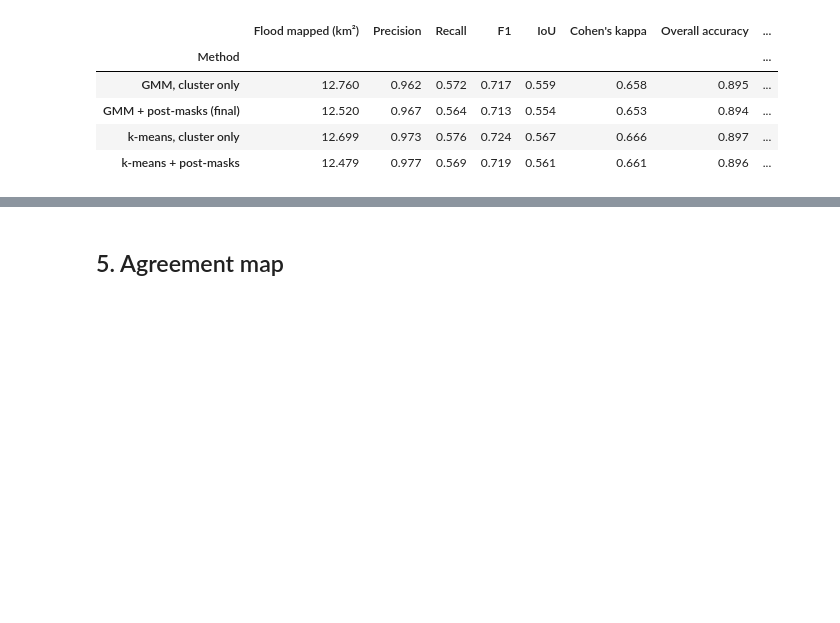
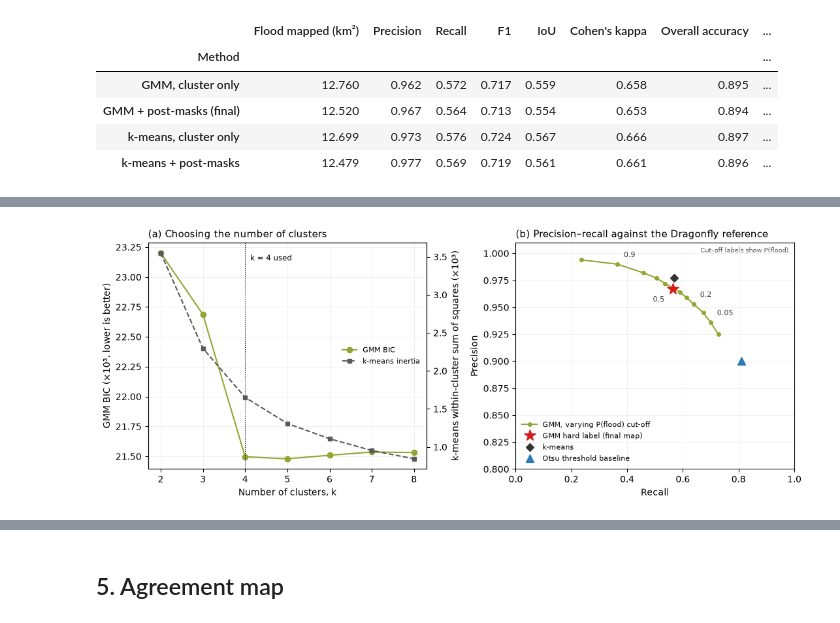
Before and after one commit to uoa-gis/GIS, a Jupyter notebook: notebooks/04_validation.ipynb, the cells around one changed output, grey strips where cells are left out. Cells and saved outputs as stored; diff of their text form; code cells hidden in the pictures; blank space fills up the shorter version.

```diff
--- a/notebooks/04_validation.ipynb
+++ b/notebooks/04_validation.ipynb
@@ -519,0 +713,54 @@ display(method_scores)
+# %%
+%matplotlib inline
+# Figure 6 (replot only, no Earth Engine): uses k_table, pr and method_scores from the cells above
+import matplotlib.patheffects as pe
+from matplotlib.transforms import blended_transform_factory
+
+OLIVE = "#93a532"
+HALO = [pe.withStroke(linewidth=2.5, foreground="white")]
+fig, (ax1, ax2) = plt.subplots(1, 2, figsize=(11, 4.4))
+
+# (a) choosing k
+ks = k_table.index.values
+ax1.plot(ks, k_table["GMM BIC"] / 1e3, "o-", color=OLIVE, label="GMM BIC")
+ax1.set_xticks(ks); ax1.set_xlabel("Number of clusters, k")
+ax1.set_ylabel("GMM BIC (×10³, lower is better)")
+ax1b = ax1.twinx()
+ax1b.plot(ks, k_table["k-means inertia"] / 1e3, "s--", color="0.35", ms=5, label="k-means inertia")
+ax1b.set_ylabel("k-means within-cluster sum of squares (×10³)")
+ax1.axvline(N_CLUSTERS, color="k", lw=0.8, ls=":")
+ax1.text(N_CLUSTERS + 0.12, 0.95, f"k = {N_CLUSTERS} used", transform=blended_transform_factory(ax1.transData, ax1.transAxes),
+         va="top", ha="left", fontsize=8.5, path_effects=HALO)
+h1, l1 = ax1.get_legend_handles_labels(); h2, l2 = ax1b.get_legend_handles_labels()
+ax1.legend(h1 + h2, l1 + l2, loc="center right", fontsize=8, frameon=False)
+ax1.set_title("(a) Choosing the number of clusters", loc="left", fontsize=11)
+ax1.grid(alpha=0.25, lw=0.5)
+
+# (b) precision-recall
+ax2.plot(pr["Recall"], pr["Precision"], "o-", color=OLIVE, ms=4, zorder=2, label="GMM, varying P(flood) cut-off")
+LABEL_POS = {0.9: (7, 6, "left", "bottom"), 0.5: (-9, -9, "right", "top"),   # 0.5 sits by the star and k-means,
+             0.2: (7, 6, "left", "bottom"), 0.05: (7, 6, "left", "bottom")}   # so it goes below-left
+for _, row in pr.iterrows():
+    if row["threshold"] in LABEL_POS:
+        dx, dy, ha, va = LABEL_POS[row["threshold"]]
+        ax2.annotate(f"{row['threshold']:g}", (row["Recall"], row["Precision"]), textcoords="offset points",
+                     xytext=(dx, dy), ha=ha, va=va, fontsize=8, color="0.25", path_effects=HALO, zorder=5)
+markers = {"GMM + post-masks (final)": ("*", "#d7191c", 13, "GMM hard label (final map)"),
+           "k-means + post-masks": ("D", "0.2", 6, "k-means"),
+           "S1 Otsu threshold baseline (no learning)": ("^", "#2c7bb6", 8, "Otsu threshold baseline")}
+for name, (m, c, size, lab) in markers.items():
+    if name in method_scores.index:
+        ax2.plot(method_scores.loc[name, "Recall"], method_scores.loc[name, "Precision"],
+                 m, color=c, ms=size, ls="", label=lab, zorder=4)
+_pmin = np.nanmin(np.r_[pr["Precision"].values, method_scores["Precision"].values])
+ax2.set_xlim(0, 1); ax2.set_ylim(max(0, np.floor((_pmin - 0.05) * 10) / 10), 1.01)
+ax2.set_xlabel("Recall"); ax2.set_ylabel("Precision"); ax2.grid(alpha=0.25, lw=0.5)
+ax2.legend(loc="lower left", fontsize=8, frameon=False)
+ax2.text(0.98, 0.98, "Cut-off labels show P(flood)", transform=ax2.transAxes, ha="right", va="top", fontsize=7.5, color="0.4")
+ax2.set_title("(b) Precision–recall against the Dragonfly reference", loc="left", fontsize=11)
+
+fig.tight_layout()
+fig.savefig(OUT_DIR / "model_selection.png", dpi=300, bbox_inches="tight")
+plt.show()
+# %% [output]
+[figure, added]
```
Also changed, not shown: parts of 9 cells of this notebook, 5 other files.
